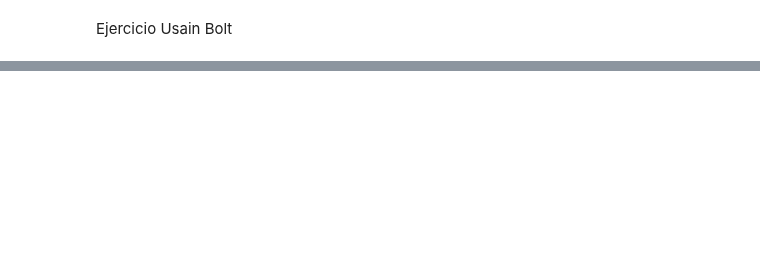
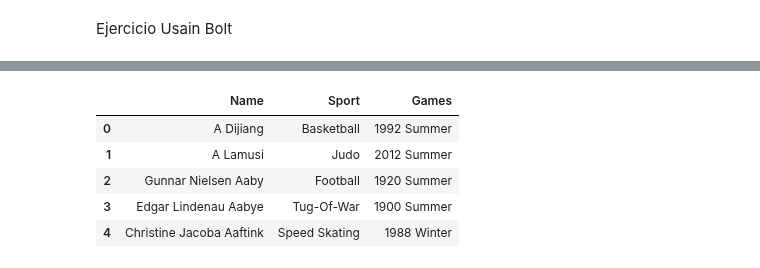
Before and after one commit to oscardbocanegra/udemy, a Jupyter notebook: analisis_datos/manipulacion_dataframes.ipynb, the cells around one changed output, grey strips where cells are left out. Saved outputs shown, nothing was run; the diff lists cells and outputs as text; code cells hidden in the pictures; blank space fills up the shorter version.

```diff
--- a/analisis_datos/manipulacion_dataframes.ipynb
+++ b/analisis_datos/manipulacion_dataframes.ipynb
@@ -239,0 +334,9 @@ olympics[olympics['Name'].str.startswith('Usain')]
+# %%
+olympics[['Name', 'Sport', 'Games']].head()
+# %% [output]
+|  | Name | Sport | Games |
+| 0 | A Dijiang | Basketball | 1992 Summer |
+| 1 | A Lamusi | Judo | 2012 Summer |
+| 2 | Gunnar Nielsen Aaby | Football | 1920 Summer |
+| 3 | Edgar Lindenau Aabye | Tug-Of-War | 1900 Summer |
+| 4 | Christine Jacoba Aaftink | Speed Skating | 1988 Winter |
```
Also changed, not shown: parts of 10 cells of this notebook.
